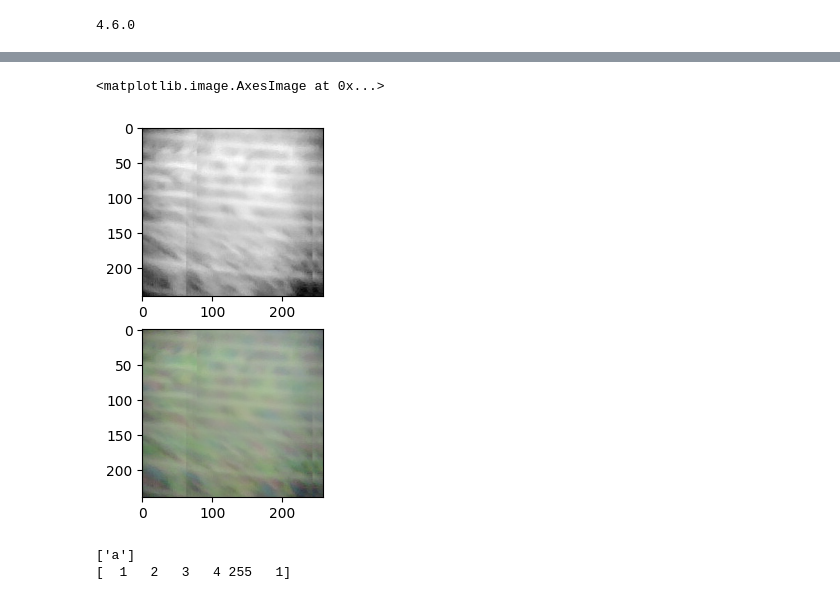
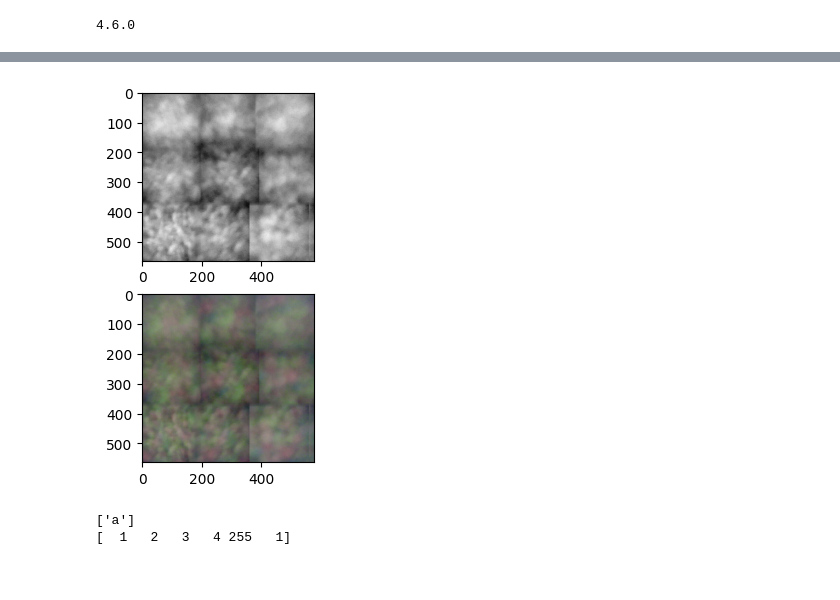
Before and after one commit to lluoan/image_stitch, a Jupyter notebook: img_stitch.ipynb, the cells around one changed output, grey strips where cells are left out. Drawn from its saved outputs; the diff is of its cells as text; code cells hidden in the pictures.

```diff
--- a/img_stitch.ipynb
+++ b/img_stitch.ipynb
@@ -64,7 +37,7 @@ for i in range(ncol):
 import json
 
 # 读取JSON文件并解析变量
-with open("variables_flip.json", "r") as f:
+with open("variables.json", "r") as f:
     data = json.load(f)
     ncol = data["ncol"]
     nrow = data["nrow"]
@@ -88,17 +61,11 @@ for i in range(ncol):
         row.append(((x1, y1), (x2, y2), (center_x, center_y)))
     rect.append(row)
 
-print(rect)
+print(np.array(rect).shape[0])
 
 fig,ax = plt.subplots(figsize=(10,10))
 
-image = io.imread("2023-04-04-095628.jpg")
-# print(image.shape)
-# image = cv2.resize(image, (800, 450))
-
-print(image.shape)
-
-#Re
+image = io.imread("sensor-3.jpg")
 
 # Display the image
 ax.imshow(image, cmap='gray')
@@ -108,8 +75,6 @@ k = 1
 left_top1 = [0,0]
 right_bottom1 = [0,0]
 
-hz = 0
-gsl = 0
 
 for i in range(ncol):
     for j in range(nrow):
@@ -118,23 +83,15 @@ for i in range(ncol):
         left_top = (x1, y1)
         right_bottom = (x2, y2)
 
-        left_top1[0] = left_top[0] + hz
-        right_bottom1[0] = right_bottom[0] + hz
-
-        left_top1[1] = left_top[1] + gsl
-        right_bottom1[1] = right_bottom[1] + gsl
-
-
         # Create a Rectangle patch
-        rect_patch = patches.Rectangle((left_top1[0],left_top1[1]),
-                                right_bottom1[0]-left_top1[0],right_bottom1[1] - left_top1[1],
+        rect_patch = patches.Rectangle((left_top[0],left_top[1]),
+                                right_bottom[0]-left_top[0],right_bottom[1] - left_top[1],
                                 linewidth=2, edgecolor='w',facecolor='none')
         # Add the patch to the Axes
         ax.add_patch(rect_patch)
 
         # cut roi tiles and save
-    #     print(left_top[0])
-        img_tile = image[int(left_top1[1]):int(right_bottom1[1]), int(left_top1[0]):int(right_bottom1[0]), :]
+        img_tile = image[int(left_top[1]):int(right_bottom[1]), int(left_top[0]):int(right_bottom[0]), :]
         # plt.figure()
         # plt.title(k)
         # plt.imshow(img_tile)
@@ -217,8 +189,8 @@ print(cv2.__version__)
 # ol_w = [6,8,7,9,5,7,6] ground truth
 # assume that the overlapping is around 10% of roi size
 dim = 1
-nominal_ov_pos = int(w/2)
-bound = int(w/2)-2 # +- bounds around nominal_ov_pos
+nominal_ov_pos = 50
+bound = nominal_ov_pos-2 # +- bounds around nominal_ov_pos
 
 ov_position = [i for i in range(nominal_ov_pos - bound, nominal_ov_pos+bound+1)]
 
@@ -326,7 +298,7 @@ def find_ov_hsv(img1, img2, nominal_ov, bound_ov, dim=1):
 img1 = img1.astype(np.float32)
 img2 = img2.astype(np.float32)
 t1 = time.time()
-ov_pos, ov1, ov2, cross_corr = find_ov_hsv(img1, img2, nominal_ov_pos, bound, dim=dim)
+ov_pos, ov1, ov2, cross_corr = find_ov(img1, img2, nominal_ov_pos, bound, dim=dim)
 
 print(ov_pos)
 print(time.time() - t1)
@@ -497,7 +469,7 @@ for i in range(ncol):
 #             plt.imshow(img2)
 #             plt.axis('off')
 
-            ov_pos, ov1, ov2, c_corr = find_ov_hsv(img_1.astype(np.float32), img_2.astype(np.float32), nominal_ov=nominal_ov_pos, bound_ov=bound, dim=1)
+            ov_pos, ov1, ov2, c_corr = find_ov(img_1.astype(np.float32), img_2.astype(np.float32), nominal_ov=nominal_ov_pos, bound_ov=bound, dim=1)
             print('row:'+str(np.max(c_corr)))
             # print('{}th overlap size in row {}: '.format(j-1, i), ov_pos)
 
@@ -541,7 +513,7 @@ for i in range(ncol):
             img_stitched_width = img_stitched_width[:, :wdiff]
 #         print(img_stitched_height.shape[1], img_stitched_width.shape[1])
 
-        ov_pos_h, ov_h1, ov_h2, c_corr = find_ov_hsv(img_stitched_height, img_stitched_width,
+        ov_pos_h, ov_h1, ov_h2, c_corr = find_ov(img_stitched_height, img_stitched_width,
                                          nominal_ov=nominal_ov_pos, bound_ov=bound, dim=0)
         print('col:'+str(np.max(c_corr)))
         stitch_calibration.append(["ver {}".format(i),ov_pos_h])
@@ -560,9 +532,9 @@ plt.imshow(cv2.cvtColor(img_stitched_height,cv2.COLOR_RGB2GRAY), cmap='gray')
 plt.subplot(2,1,2)
 plt.imshow(img_stitched_height.astype(np.uint8), cmap='gray')
 # plt.axis('off')
-# print(stitch_calibration)
+print(stitch_calibration)
 
-# np.save("./config/stitch_calibration.npy", np.asarray(stitch_calibration))
+np.save("stitch_calibration.npy", np.asarray(stitch_calibration))
 
-# print(img_stitched_width.shape)
+print(img_stitched_height.shape)
 # %% [output]
@@ -586,5 +560,4 @@ Time elapsed:  0.251018762588501
-<matplotlib.image.AxesImage at 0x...>
-[figure, old version]
+[figure, new version]
 # %%
 a = np.asarray([1,2,3,4.6,255,257], dtype=np.uint8)
 b = np.asarray(["a"])
```
Also changed, not shown: parts of 10 cells of this notebook, 9 other files.
